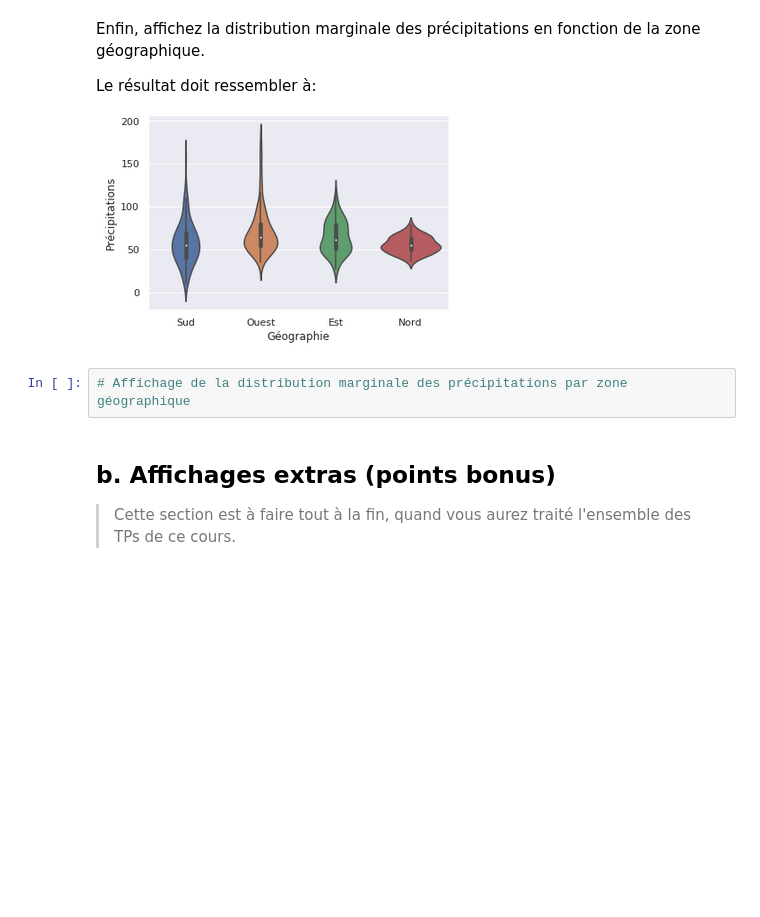
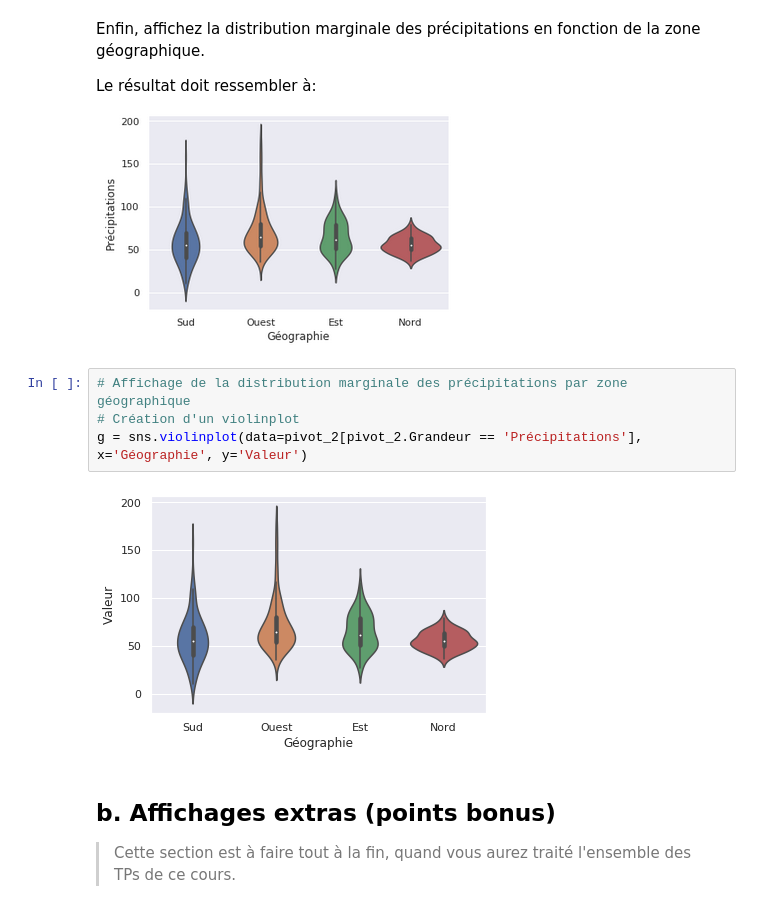
Before and after one commit to campusplage/compte-rendus-mullier_alberjaoui, a Jupyter notebook: TP1_pandas.ipynb, the cells around one changed output. Drawn from its saved outputs; the diff is of its cells as text; blank space fills up the shorter version.

```diff
--- a/TP1_pandas.ipynb
+++ b/TP1_pandas.ipynb
@@ -326,6 +415,10 @@ Le résultat doit ressembler à:
 ![image.png](embedded-picture-1)
 # %%
 # Affichage de la distribution marginale des précipitations par zone géographique
+# Création d'un violinplot
+g = sns.violinplot(data=pivot_2[pivot_2.Grandeur == 'Précipitations'], x='Géographie', y='Valeur')
+# %% [output]
+[figure, added]
 # %% [markdown]
 ## b. Affichages extras (points bonus)
 
```
Also changed, not shown: parts of 13 cells of this notebook.
